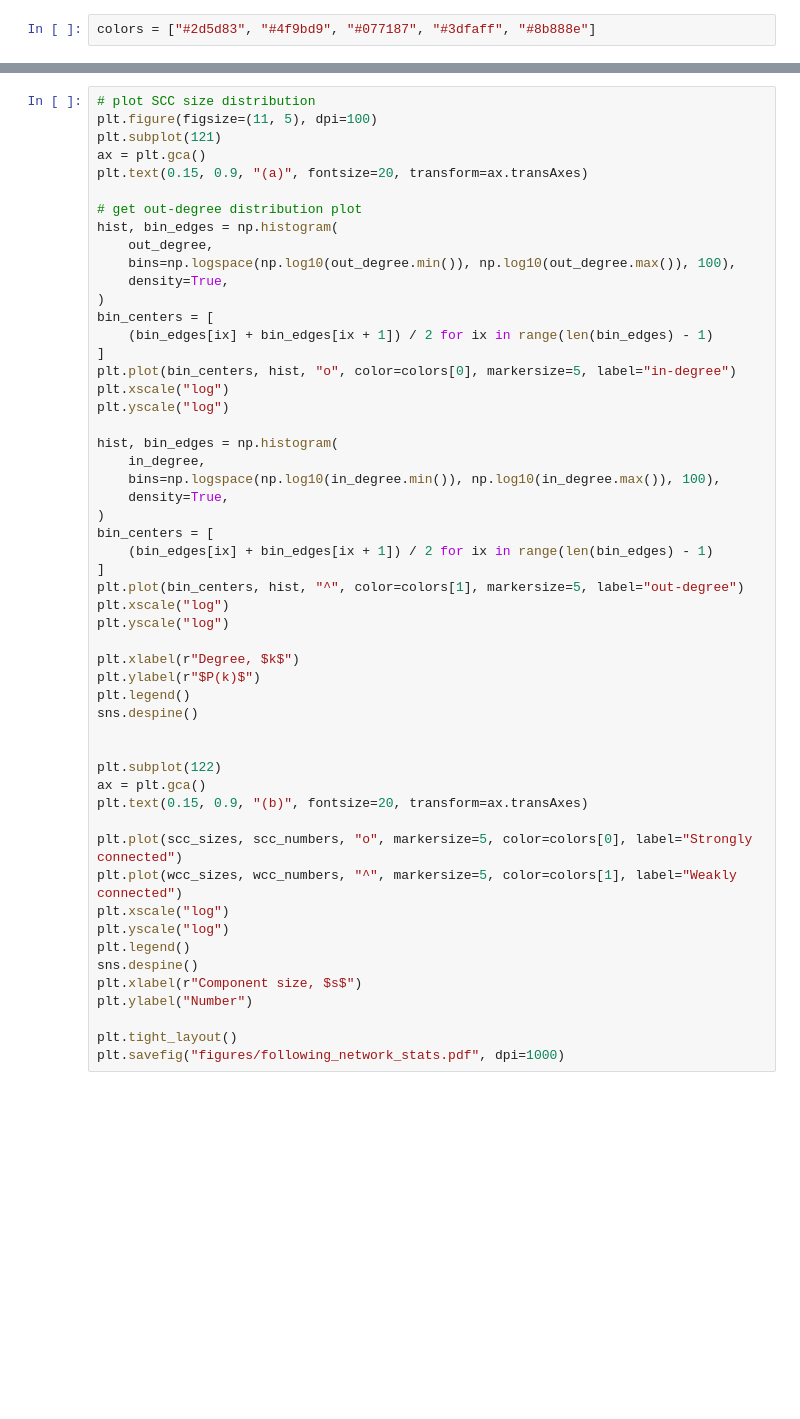
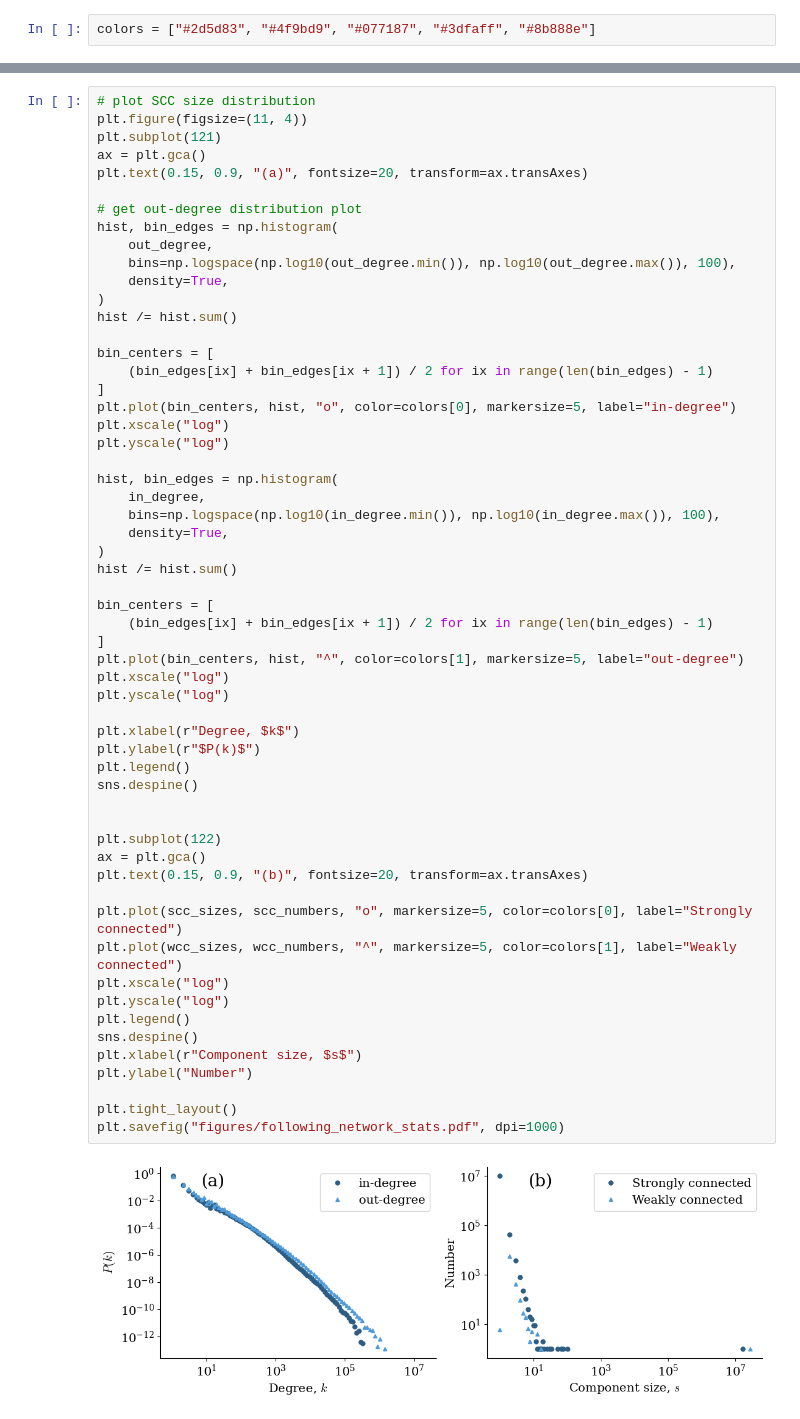
Before and after one commit to nwlandry/a-blue-start, a Jupyter notebook: plot_network_stats.ipynb, the cells around one changed output, grey strips where cells are left out. Cells and saved outputs as stored; diff of their text form; blank space fills up the shorter version.

Commit message:
renormalize histograms

```diff
--- a/plot_network_stats.ipynb
+++ b/plot_network_stats.ipynb
@@ -29,6 +40,6 @@ print(f"Mean out-degree is ", out_degree.mean())
 # %%
 # plot SCC size distribution
-plt.figure(figsize=(11, 5), dpi=100)
+plt.figure(figsize=(11, 4))
 plt.subplot(121)
 ax = plt.gca()
 plt.text(0.15, 0.9, "(a)", fontsize=20, transform=ax.transAxes)
@@ -39,6 +50,8 @@ hist, bin_edges = np.histogram(
     bins=np.logspace(np.log10(out_degree.min()), np.log10(out_degree.max()), 100),
     density=True,
 )
+hist /= hist.sum()
+
 bin_centers = [
     (bin_edges[ix] + bin_edges[ix + 1]) / 2 for ix in range(len(bin_edges) - 1)
 ]
@@ -51,31 +64,35 @@ hist, bin_edges = np.histogram(
     bins=np.logspace(np.log10(in_degree.min()), np.log10(in_degree.max()), 100),
     density=True,
 )
+hist /= hist.sum()
+
 bin_centers = [
     (bin_edges[ix] + bin_edges[ix + 1]) / 2 for ix in range(len(bin_edges) - 1)
 ]
 plt.plot(bin_centers, hist, "^", color=colors[1], markersize=5, label="out-degree")
 plt.xscale("log")
 plt.yscale("log")
 
 plt.xlabel(r"Degree, $k$")
 plt.ylabel(r"$P(k)$")
 plt.legend()
 sns.despine()
 
 
 plt.subplot(122)
 ax = plt.gca()
 plt.text(0.15, 0.9, "(b)", fontsize=20, transform=ax.transAxes)
 
 plt.plot(scc_sizes, scc_numbers, "o", markersize=5, color=colors[0], label="Strongly connected")
 plt.plot(wcc_sizes, wcc_numbers, "^", markersize=5, color=colors[1], label="Weakly connected")
 plt.xscale("log")
 plt.yscale("log")
 plt.legend()
 sns.despine()
 plt.xlabel(r"Component size, $s$")
 plt.ylabel("Number")
 
 plt.tight_layout()
 plt.savefig("figures/following_network_stats.pdf", dpi=1000)
+# %% [output]
+[figure, added]
```
Also changed, not shown: parts of 3 cells of this notebook, 6 other files.
